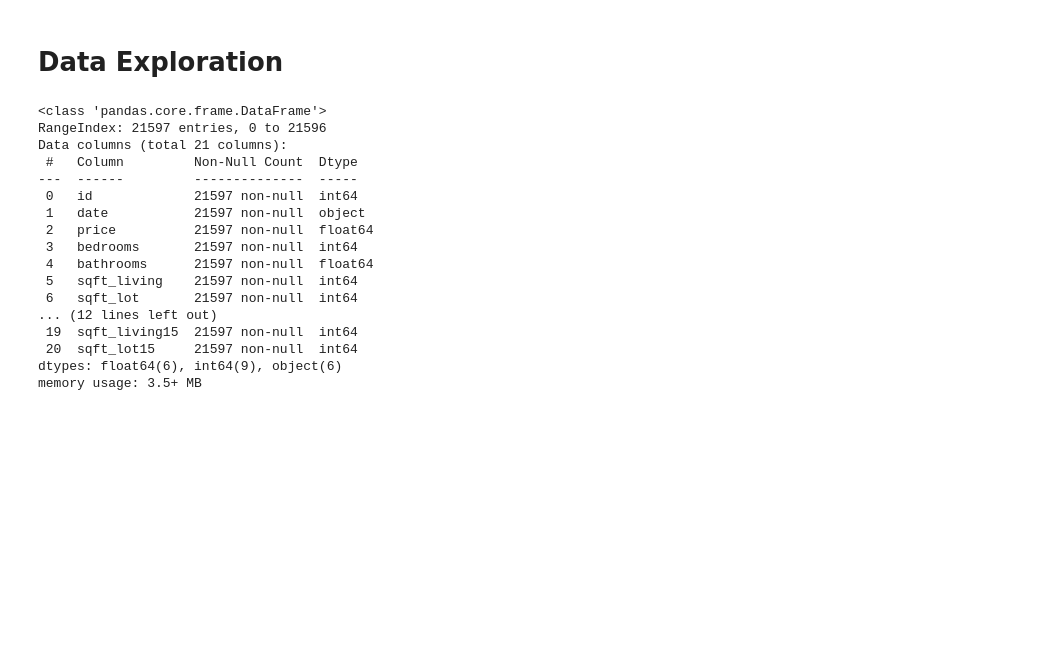
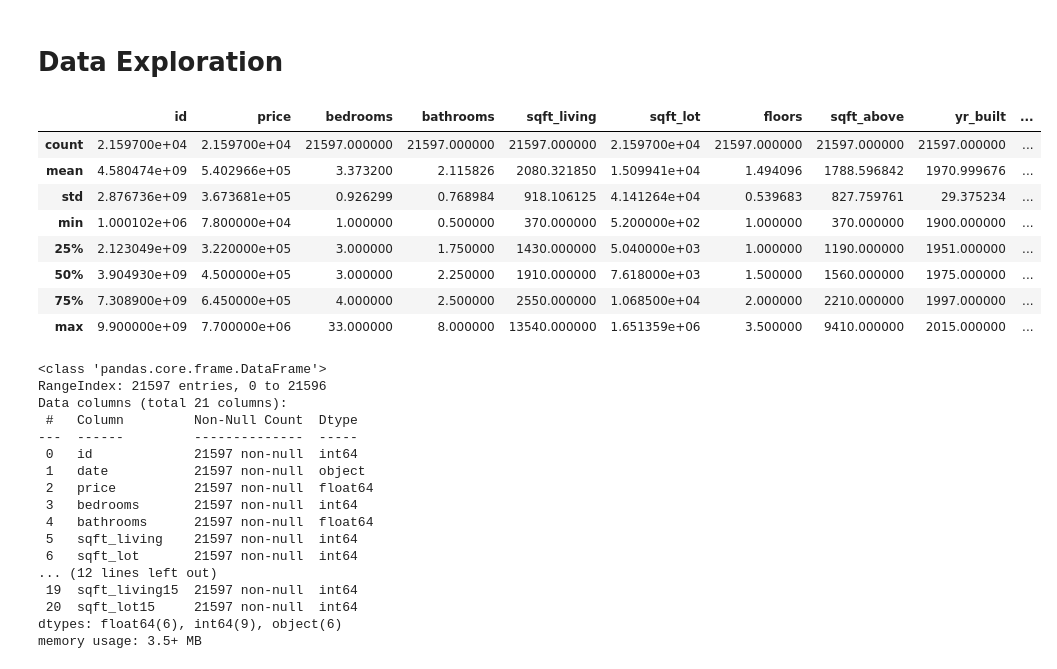
Before and after one commit to MackoyS/sarah-and-mackoy-price-modeling, a Jupyter notebook: DraftProject.ipynb, the cells around one changed output. Cells and saved outputs as stored; diff of their text form; code cells hidden in the pictures; blank space fills up the shorter version.

```diff
--- a/DraftProject.ipynb
+++ b/DraftProject.ipynb
@@ -40,5 +45,17 @@ df.head()
 5 rows × 21 columns
 # %% [markdown]
 # Data Exploration
+# %%
+data.describe()
+# %% [output]
+|  | id | price | bedrooms | bathrooms | sqft_living | sqft_lot | floors | sqft_above | yr_built | ... |
+| count | 2.159700e+04 | 2.159700e+04 | 21597.000000 | 21597.000000 | 21597.000000 | 2.159700e+04 | 21597.000000 | 21597.000000 | 21597.000000 | ... |
+| mean | 4.580474e+09 | 5.402966e+05 | 3.373200 | 2.115826 | 2080.321850 | 1.509941e+04 | 1.494096 | 1788.596842 | 1970.999676 | ... |
+| std | 2.876736e+09 | 3.673681e+05 | 0.926299 | 0.768984 | 918.106125 | 4.141264e+04 | 0.539683 | 827.759761 | 29.375234 | ... |
+| min | 1.000102e+06 | 7.800000e+04 | 1.000000 | 0.500000 | 370.000000 | 5.200000e+02 | 1.000000 | 370.000000 | 1900.000000 | ... |
+| 25% | 2.123049e+09 | 3.220000e+05 | 3.000000 | 1.750000 | 1430.000000 | 5.040000e+03 | 1.000000 | 1190.000000 | 1951.000000 | ... |
+| 50% | 3.904930e+09 | 4.500000e+05 | 3.000000 | 2.250000 | 1910.000000 | 7.618000e+03 | 1.500000 | 1560.000000 | 1975.000000 | ... |
+| 75% | 7.308900e+09 | 6.450000e+05 | 4.000000 | 2.500000 | 2550.000000 | 1.068500e+04 | 2.000000 | 2210.000000 | 1997.000000 | ... |
+| max | 9.900000e+09 | 7.700000e+06 | 33.000000 | 8.000000 | 13540.000000 | 1.651359e+06 | 3.500000 | 9410.000000 | 2015.000000 | ... |
 # %%
 #check for missing data
```
Also changed, not shown: parts of 10 cells of this notebook.
